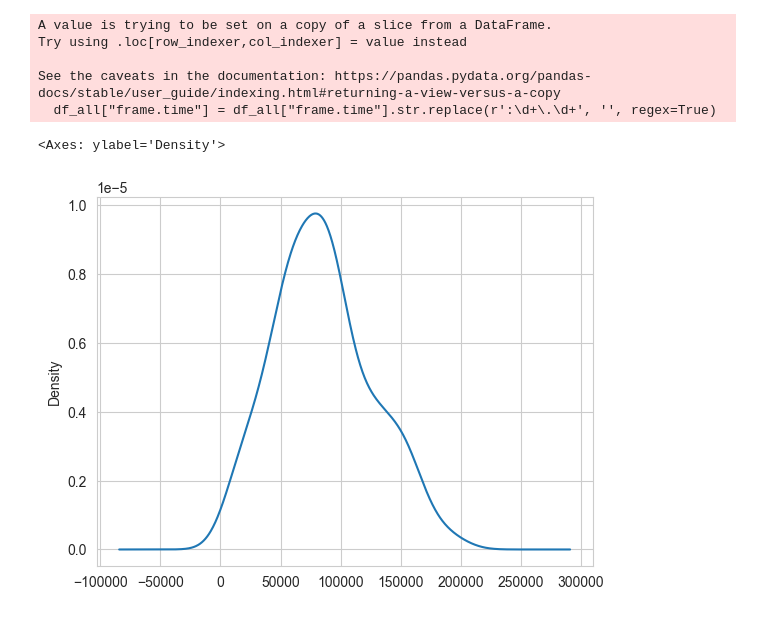
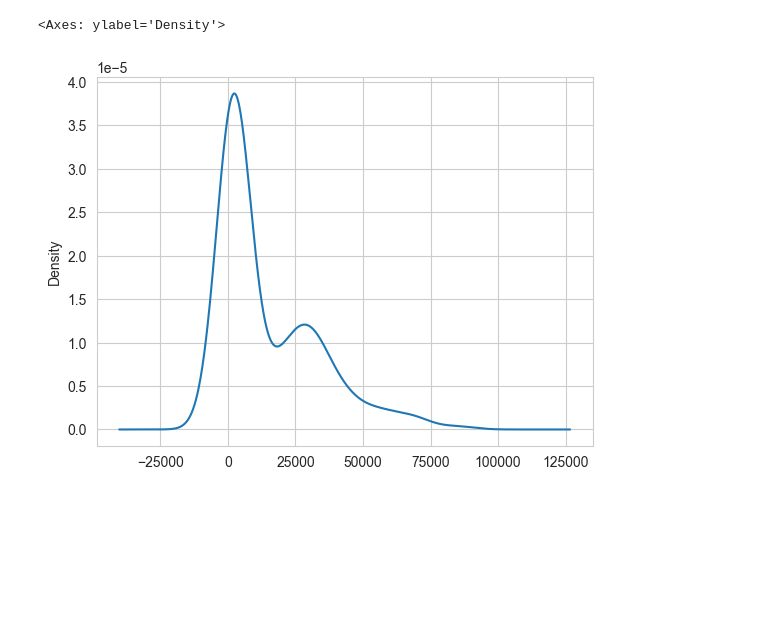
Before and after one commit to danielbischofff/dataLiteracyPeopleCounting, a Jupyter notebook: src/Wednesday_analysis.ipynb, the cells around one changed output. Saved outputs shown, nothing was run; the diff lists cells and outputs as text; code cells hidden in the pictures; blank space fills up the shorter version.

```diff
--- a/src/Wednesday_analysis.ipynb
+++ b/src/Wednesday_analysis.ipynb
@@ -15,5 +17,5 @@ import binascii
 # %%
 df_all = pd.read_csv(
-    "C:\\Users\Philipp\OneDrive - UT Cloud\Data_literacy_mensa\Mensa_data_combined\\wednesday100124.csv")
+    "C:\\Users\Philipp\OneDrive - UT Cloud\Data_literacy_mensa\Mensa_data_combined\\Tuesday090124.csv")
 df_all
 # %% [output]
@@ -33,13 +35,8 @@ df_all
 # %%
-df_all = df_all.loc[df_all["_ws.col.protocol"] == "802.11"]
+#df_all = df_all.loc[df_all["_ws.col.protocol"] == "EAP"]
 df_all["frame.time"] = df_all["frame.time"].str.replace(r':\d+\.\d+', '', regex=True)
 df_all["frame.time"].value_counts().sort_index().plot(kind='density')
 # %% [output]
-A value is trying to be set on a copy of a slice from a DataFrame.
-Try using .loc[row_indexer,col_indexer] = value instead
-
-See the caveats in the documentation: https://pandas.pydata.org/pandas-docs/stable/user_guide/indexing.html#returning-a-view-versus-a-copy
-  df_all["frame.time"] = df_all["frame.time"].str.replace(r':\d+\.\d+', '', regex=True)
+<Axes: ylabel='Density'>
-<Axes: ylabel='Density'>
-[figure, old version]
+[figure, new version]
 # %%
```
Also changed, not shown: parts of 14 cells of this notebook, 2 other files.
